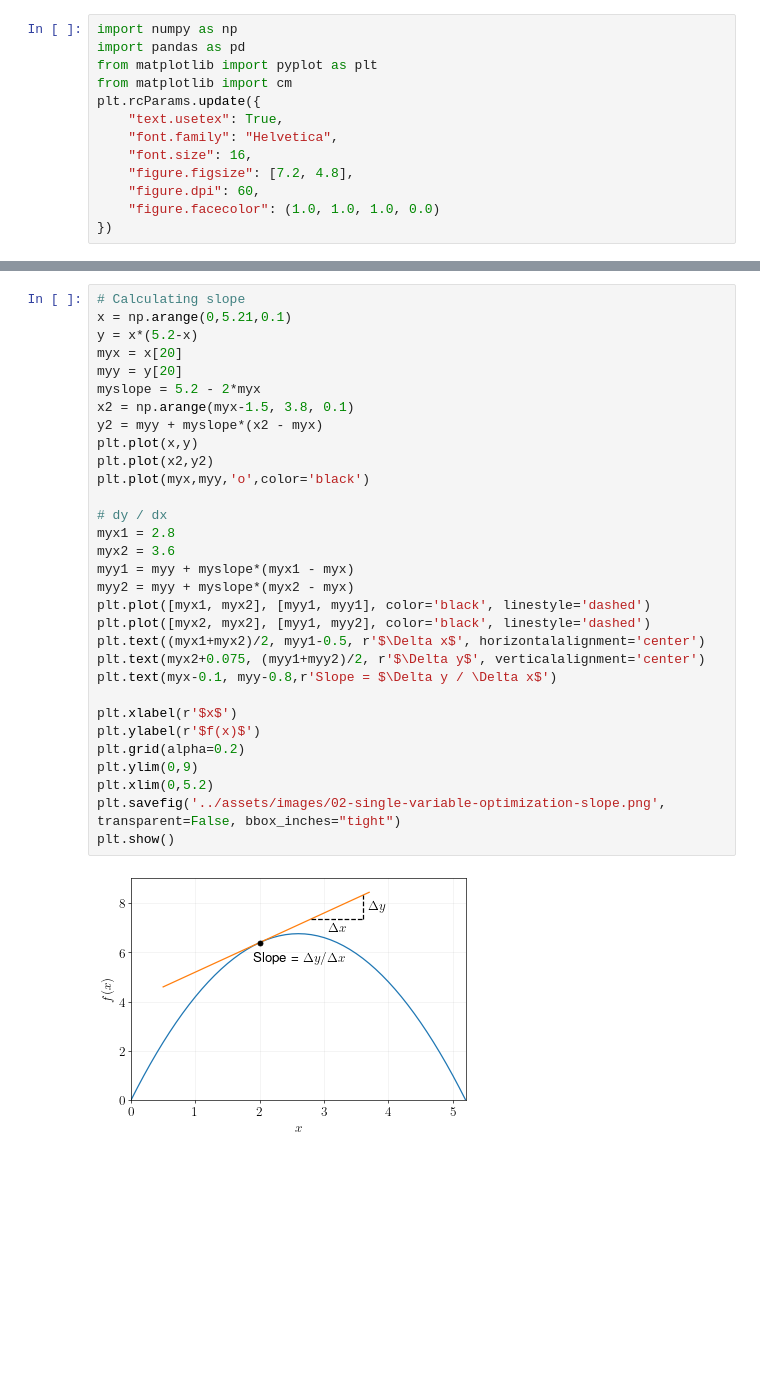
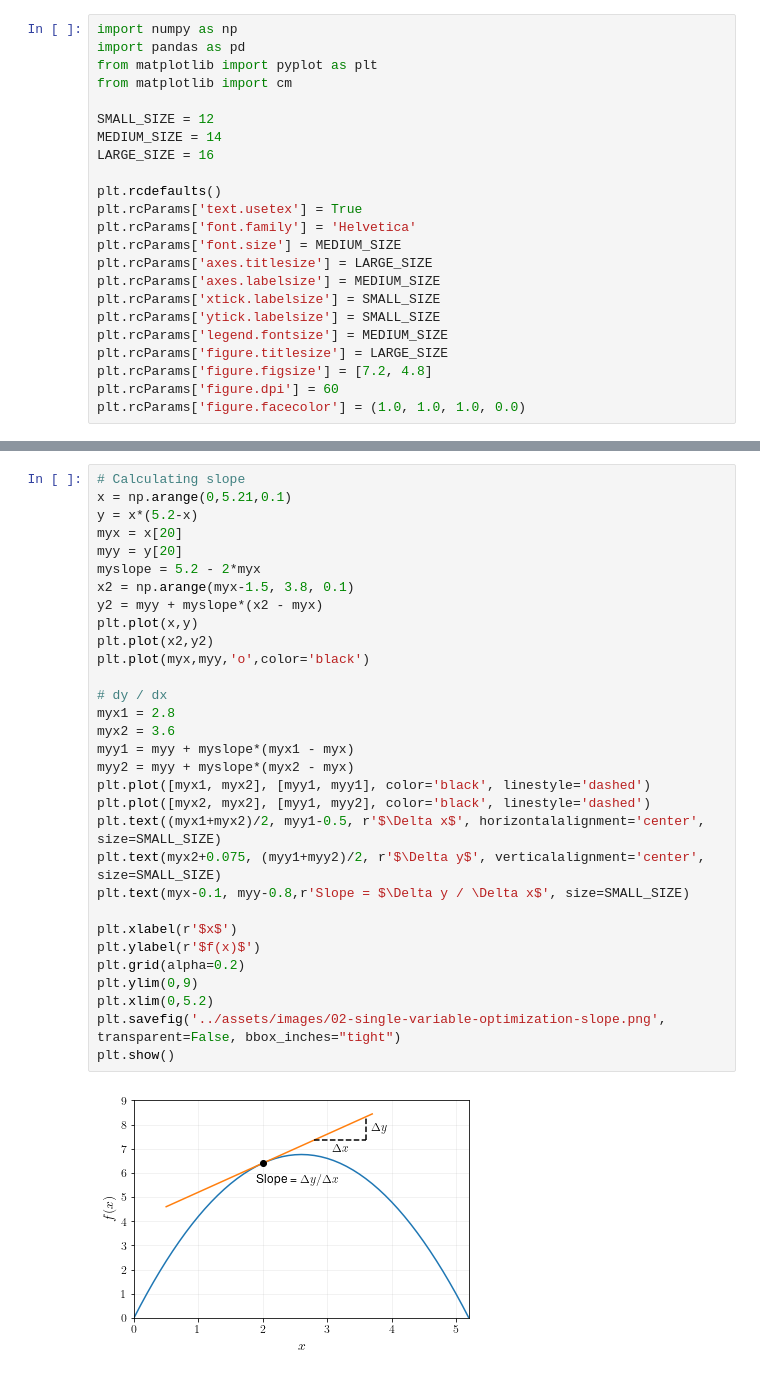
Before and after one commit to ed-kung/CSUN-Econ-310, a Jupyter notebook: _workspace/02-single-variable-optimization.ipynb, the cells around one changed output, grey strips where cells are left out. Drawn from its saved outputs; the diff is of its cells as text; blank space fills up the shorter version.

```diff
--- a/_workspace/02-single-variable-optimization.ipynb
+++ b/_workspace/02-single-variable-optimization.ipynb
@@ -3,14 +3,24 @@ import numpy as np
 import pandas as pd
 from matplotlib import pyplot as plt
 from matplotlib import cm
-plt.rcParams.update({
-    "text.usetex": True,
-    "font.family": "Helvetica",
-    "font.size": 16,
-    "figure.figsize": [7.2, 4.8],
-    "figure.dpi": 60,
-    "figure.facecolor": (1.0, 1.0, 1.0, 0.0)
-})
+
+SMALL_SIZE = 12
+MEDIUM_SIZE = 14
+LARGE_SIZE = 16
+
+plt.rcdefaults()
+plt.rcParams['text.usetex'] = True
+plt.rcParams['font.family'] = 'Helvetica'
+plt.rcParams['font.size'] = MEDIUM_SIZE
+plt.rcParams['axes.titlesize'] = LARGE_SIZE
+plt.rcParams['axes.labelsize'] = MEDIUM_SIZE
+plt.rcParams['xtick.labelsize'] = SMALL_SIZE
+plt.rcParams['ytick.labelsize'] = SMALL_SIZE
+plt.rcParams['legend.fontsize'] = MEDIUM_SIZE
+plt.rcParams['figure.titlesize'] = LARGE_SIZE
+plt.rcParams['figure.figsize'] = [7.2, 4.8]
+plt.rcParams['figure.dpi'] = 60
+plt.rcParams['figure.facecolor'] = (1.0, 1.0, 1.0, 0.0)
 # %%
 # Graphical intuition
 x = np.arange(0,5.21,0.1)
@@ -29,36 +39,36 @@ plt.show()
 # %%
 # Calculating slope
 x = np.arange(0,5.21,0.1)
 y = x*(5.2-x)
 myx = x[20]
 myy = y[20]
 myslope = 5.2 - 2*myx
 x2 = np.arange(myx-1.5, 3.8, 0.1)
 y2 = myy + myslope*(x2 - myx)
 plt.plot(x,y)
 plt.plot(x2,y2)
 plt.plot(myx,myy,'o',color='black')
 
 # dy / dx
 myx1 = 2.8
 myx2 = 3.6
 myy1 = myy + myslope*(myx1 - myx)
 myy2 = myy + myslope*(myx2 - myx)
 plt.plot([myx1, myx2], [myy1, myy1], color='black', linestyle='dashed')
 plt.plot([myx2, myx2], [myy1, myy2], color='black', linestyle='dashed')
-plt.text((myx1+myx2)/2, myy1-0.5, r'$\Delta x$', horizontalalignment='center')
-plt.text(myx2+0.075, (myy1+myy2)/2, r'$\Delta y$', verticalalignment='center')
-plt.text(myx-0.1, myy-0.8,r'Slope = $\Delta y / \Delta x$')
+plt.text((myx1+myx2)/2, myy1-0.5, r'$\Delta x$', horizontalalignment='center', size=SMALL_SIZE)
+plt.text(myx2+0.075, (myy1+myy2)/2, r'$\Delta y$', verticalalignment='center', size=SMALL_SIZE)
+plt.text(myx-0.1, myy-0.8,r'Slope = $\Delta y / \Delta x$', size=SMALL_SIZE)
 
 plt.xlabel(r'$x$')
 plt.ylabel(r'$f(x)$')
 plt.grid(alpha=0.2)
 plt.ylim(0,9)
 plt.xlim(0,5.2)
 plt.savefig('../assets/images/02-single-variable-optimization-slope.png', transparent=False, bbox_inches="tight")
 plt.show()
 # %% [output]
-[figure, old version]
+[figure, new version]
 # %%
 # Slope is zero at maximum
 x = np.arange(0,5.21,0.1)
```
Also changed, not shown: parts of 3 cells of this notebook, 18 other files.
